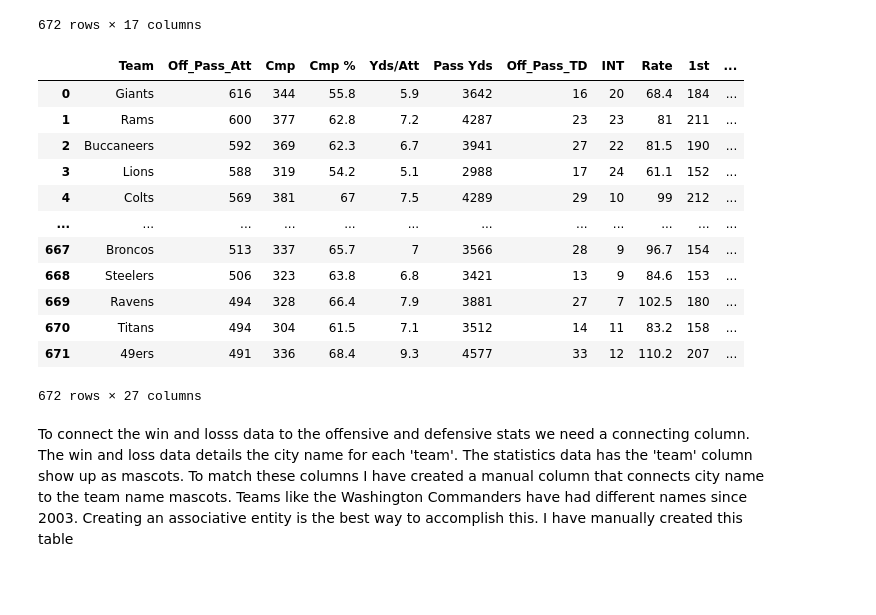
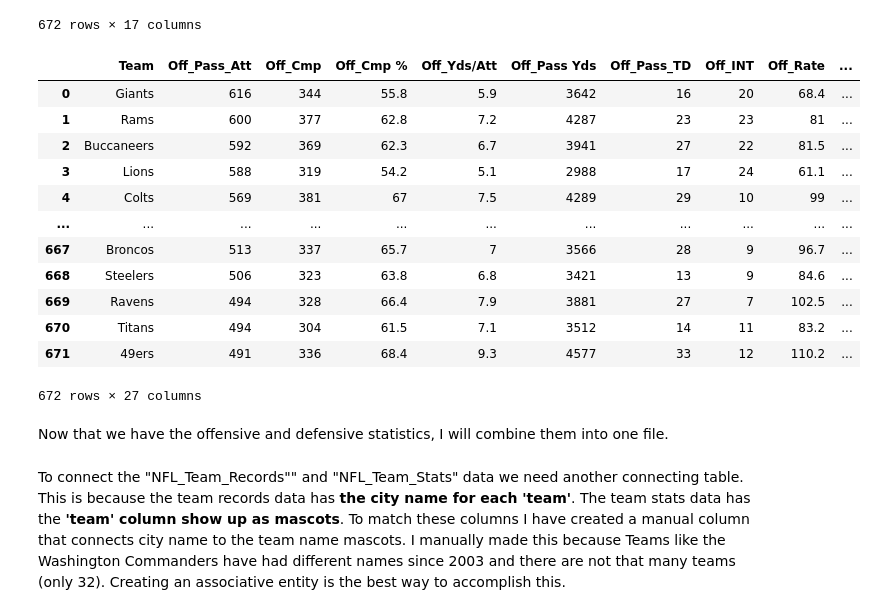
Before and after one commit to rajc90/NFL_TEAM_DATA, a Jupyter notebook: NFL_Data_Scraper.ipynb, the cells around one changed output. Drawn from its saved outputs; the diff is of its cells as text; code cells hidden in the pictures; blank space fills up the shorter version.

```diff
--- a/NFL_Data_Scraper.ipynb
+++ b/NFL_Data_Scraper.ipynb
@@ -7,7 +11,7 @@ import requests as r
 import pandas as pd
 import datetime as dt
 
-current_year = int(dt.datetime.today().strftime("%Y"))
+CURRENT_YEAR = int(dt.datetime.today().strftime("%Y"))
 EARLIEST_YEAR = 2003 # checked sources to see how far the data goes back
 # %% [markdown]
 ### Gathering the Win Loss Information
@@ -41,8 +45,8 @@ def read_data(year, game_type):
 # %%
 def capture_all_data(game_type):
     all_data = []
-    current_year = int(dt.datetime.today().strftime("%Y"))
-    for i in range(EARLIEST_YEAR, current_year):
+    CURRENT_YEAR = int(dt.datetime.today().strftime("%Y"))
+    for i in range(EARLIEST_YEAR, CURRENT_YEAR):
         x = read_data(i, game_type)
         all_data.append(x) # adding data frame objects to a list
     data = pd.concat(all_data)
@@ -99,12 +138,16 @@ team_records.to_csv("C:/Users/rchap/Git/NFL_TEAM_DATA/NFL_Team_Records.csv", ind
 - save two files as a single .csv
 # %%
 def collect_team_stats(key):
+    """
+    Function that calculates team statistics based on input 'key' which is a
+    dictionary of columns from the nfl.com/stats/team-stats website.
+    """
     if len(key) > 2:
         side = 'defense'
     else:
         side = 'offense'
     for i in key.keys():
-        for year in range(EARLIEST_YEAR, current_year):
+        for year in range(EARLIEST_YEAR, CURRENT_YEAR):
             url = f"https://www.nfl.com/stats/team-stats/{side}"
             url = url + (f'/{i}/{year}/reg/all')
             response = r.get(url)
@@ -189,12 +232,13 @@ defense_stats
 # %%
 new_columns = {}
 for column in defense_stats.columns:
-    if column.endswith('_x'):
-        new_columns[column] = f"Def_Passing_{column.replace('_x', '')}"
-    elif column.endswith('_y') and column != 'INT_y':
-        new_columns[column] = f"Def_{column.replace('_y', '')}"
-    else:
-        new_columns[column] = f"Def_{column}"
+    if column != 'Team' and column != 'Year':
+        if column.endswith('_x'):
+            new_columns[column] = f"Def_Passing_{column.replace('_x', '')}"
+        elif column.endswith('_y'):
+            new_columns[column] = f"Def_{column.replace('_y', '')}"
+        else:
+            new_columns[column] = f"Def_{column}"
 defense_stats.rename(columns = new_columns, inplace=True)
 # %%
 defense_stats.columns
@@ -232,27 +278,28 @@ off_passing_data
 # %%
 offensive_stats = pd.merge(off_passing_data, off_rushing_data, how='left',
                            on=["Team", "Year"])
 new_columns = {}
 for column in offensive_stats.columns:
-    if column.endswith('_x'):
-        new_columns[column] = f"Off_Pass_{column.replace('_x', '')}"
-    elif column.endswith('_y'):
-        new_columns[column] = f"Off_Rush_{column.replace('_y', '')}"
-    else:
-        new_columns[column] = f"Off_{column}"
+    if column != 'Year' and column != 'Team':
+        if column.endswith('_x'):
+            new_columns[column] = f"Off_Pass_{column.replace('_x', '')}"
+        elif column.endswith('_y'):
+            new_columns[column] = f"Off_Rush_{column.replace('_y', '')}"
+        else:
+            new_columns[column] = f"Off_{column}"
 offensive_stats.rename(columns = new_columns, inplace=True)
 offensive_stats
 # %% [output]
-|  | Team | Off_Pass_Att | Cmp | Cmp % | Yds/Att | Pass Yds | Off_Pass_TD | INT | Rate | 1st | ... |
-| 0 | Giants | 616 | 344 | 55.8 | 5.9 | 3642 | 16 | 20 | 68.4 | 184 | ... |
-| 1 | Rams | 600 | 377 | 62.8 | 7.2 | 4287 | 23 | 23 | 81 | 211 | ... |
-| 2 | Buccaneers | 592 | 369 | 62.3 | 6.7 | 3941 | 27 | 22 | 81.5 | 190 | ... |
-| 3 | Lions | 588 | 319 | 54.2 | 5.1 | 2988 | 17 | 24 | 61.1 | 152 | ... |
-| 4 | Colts | 569 | 381 | 67 | 7.5 | 4289 | 29 | 10 | 99 | 212 | ... |
-| ... | ... | ... | ... | ... | ... | ... | ... | ... | ... | ... | ... |
-| 667 | Broncos | 513 | 337 | 65.7 | 7 | 3566 | 28 | 9 | 96.7 | 154 | ... |
-| 668 | Steelers | 506 | 323 | 63.8 | 6.8 | 3421 | 13 | 9 | 84.6 | 153 | ... |
-| 669 | Ravens | 494 | 328 | 66.4 | 7.9 | 3881 | 27 | 7 | 102.5 | 180 | ... |
-| 670 | Titans | 494 | 304 | 61.5 | 7.1 | 3512 | 14 | 11 | 83.2 | 158 | ... |
-| 671 | 49ers | 491 | 336 | 68.4 | 9.3 | 4577 | 33 | 12 | 110.2 | 207 | ... |
+|  | Team | Off_Pass_Att | Off_Cmp | Off_Cmp % | Off_Yds/Att | Off_Pass Yds | Off_Pass_TD | Off_INT | Off_Rate | ... |
+| 0 | Giants | 616 | 344 | 55.8 | 5.9 | 3642 | 16 | 20 | 68.4 | ... |
+| 1 | Rams | 600 | 377 | 62.8 | 7.2 | 4287 | 23 | 23 | 81 | ... |
+| 2 | Buccaneers | 592 | 369 | 62.3 | 6.7 | 3941 | 27 | 22 | 81.5 | ... |
+| 3 | Lions | 588 | 319 | 54.2 | 5.1 | 2988 | 17 | 24 | 61.1 | ... |
+| 4 | Colts | 569 | 381 | 67 | 7.5 | 4289 | 29 | 10 | 99 | ... |
+| ... | ... | ... | ... | ... | ... | ... | ... | ... | ... | ... |
+| 667 | Broncos | 513 | 337 | 65.7 | 7 | 3566 | 28 | 9 | 96.7 | ... |
+| 668 | Steelers | 506 | 323 | 63.8 | 6.8 | 3421 | 13 | 9 | 84.6 | ... |
+| 669 | Ravens | 494 | 328 | 66.4 | 7.9 | 3881 | 27 | 7 | 102.5 | ... |
+| 670 | Titans | 494 | 304 | 61.5 | 7.1 | 3512 | 14 | 11 | 83.2 | ... |
+| 671 | 49ers | 491 | 336 | 68.4 | 9.3 | 4577 | 33 | 12 | 110.2 | ... |
 672 rows × 27 columns
@@ -261,0 +306,2 @@ defense_stats.to_csv("C:/Users/rchap/Git/NFL_TEAM_DATA/NFL_Defensive_Stats.csv",
+# %% [markdown]
+Now that we have the offensive and defensive statistics, I will combine them into one file.
@@ -262,9 +310,6 @@ defense_stats.to_csv("C:/Users/rchap/Git/NFL_TEAM_DATA/NFL_Defensive_Stats.csv",
 # %% [markdown]
-To connect the win and losss data to the offensive and defensive stats we need a connecting column.
-The win and loss data details the city name for each 'team'. The statistics data has the 'team' column
-show up as mascots. To match these columns I have created a manual column that connects city name to the
-team name mascots. Teams like the Washington Commanders have had different names since 2003. Creating an
-associative entity is the best way to accomplish this. I have manually created this table
+To connect the "NFL_Team_Records"" and "NFL_Team_Stats" data we need another connecting table. This is because the team records data has **the city name for each 'team'**. The team stats data has the **'team' column show up as mascots**. To match these columns I have created a manual column that connects city name to the team name mascots.
+I manually made this because Teams like the Washington Commanders have had different names since 2003 and there are not that many teams (only 32). Creating an associative entity is the best way to accomplish this.
 # %%
 city_to_team = pd.read_csv("City_Mascot_Connection.csv")
 city_to_team
```
Also changed, not shown: parts of 24 cells of this notebook.
